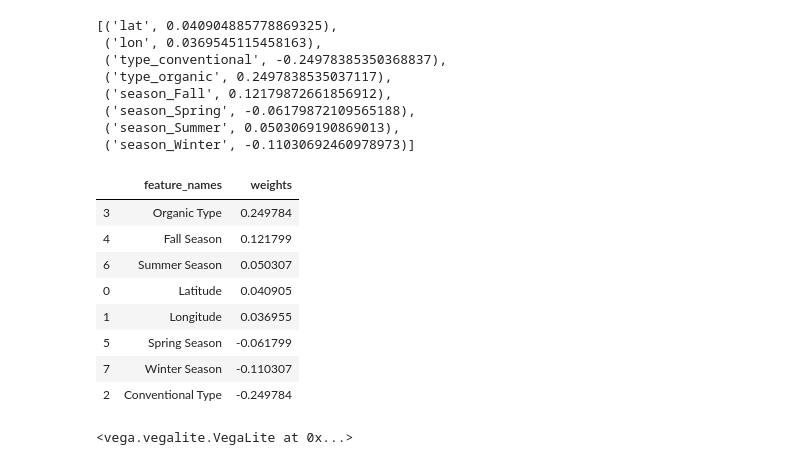
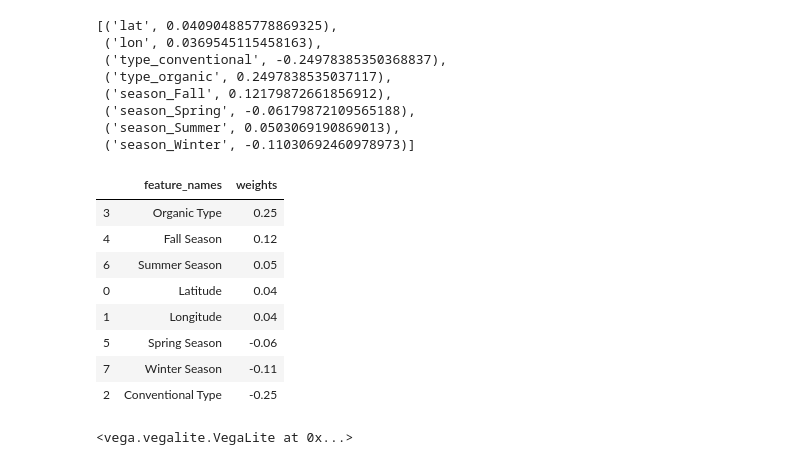
Before and after one commit to UBC-MDS/DSCI_522_Group411, a Jupyter notebook: src/ML_analysis.ipynb, the cells around one changed output. Cells and saved outputs as stored; diff of their text form; code cells hidden in the pictures.

```diff
--- a/src/ML_analysis.ipynb
+++ b/src/ML_analysis.ipynb
@@ -274,19 +274,19 @@ list(zip(feature_list, r2.coef_))
  ('season_Winter', -0.11030692460978973)]
 # %%
 lr_feature_df = pd.DataFrame({"feature_names": nice_feature_list,
-         "weights": r2.coef_})
+         "weights": np.around(r2.coef_, 2)})
 lr_feature_df = lr_feature_df.sort_values(["weights"], ascending=False)
 lr_feature_df
 # %% [output]
 |  | feature_names | weights |
-| 3 | Organic Type | 0.249784 |
-| 4 | Fall Season | 0.121799 |
-| 6 | Summer Season | 0.050307 |
-| 0 | Latitude | 0.040905 |
-| 1 | Longitude | 0.036955 |
-| 5 | Spring Season | -0.061799 |
-| 7 | Winter Season | -0.110307 |
-| 2 | Conventional Type | -0.249784 |
+| 3 | Organic Type | 0.25 |
+| 4 | Fall Season | 0.12 |
+| 6 | Summer Season | 0.05 |
+| 0 | Latitude | 0.04 |
+| 1 | Longitude | 0.04 |
+| 5 | Spring Season | -0.06 |
+| 7 | Winter Season | -0.11 |
+| 2 | Conventional Type | -0.25 |
 # %%
 lr_plot = alt.Chart(lr_feature_df).mark_bar(color="blue", opacity=0.6).encode(
     y = alt.Y("feature_names:N",
```
Also changed, not shown: parts of 7 cells of this notebook, 7 other files.
